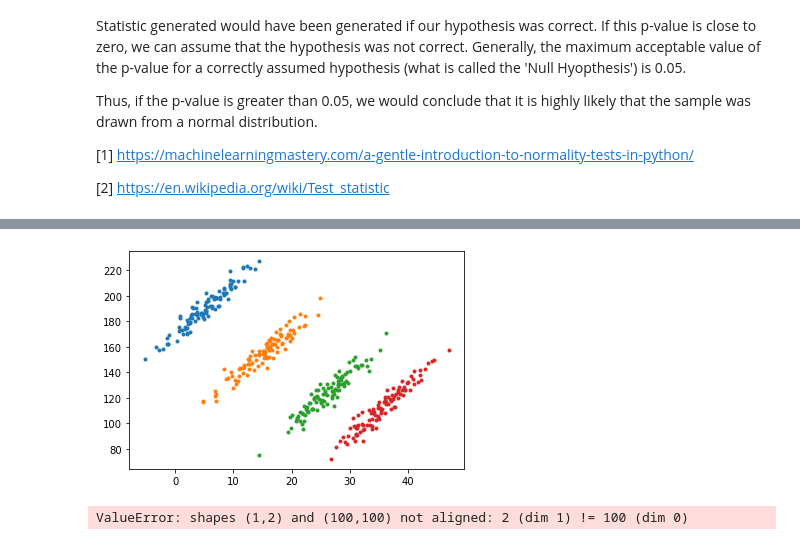
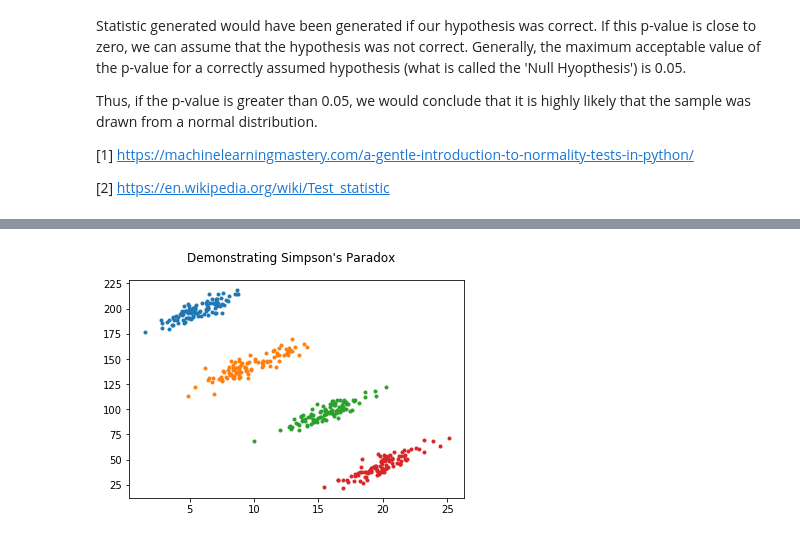
Before and after one commit to ashleycampion/GMIT_fundamentals_of_data_analysis_module, a Jupyter notebook: Tasks.ipynb, the cells around one changed output, grey strips where cells are left out. Drawn from its saved outputs; the diff is of its cells as text; code cells hidden in the pictures.

```diff
--- a/Tasks.ipynb
+++ b/Tasks.ipynb
@@ -227,40 +238,33 @@ References
 # %%
-import numpy.random as rd
-arr1x = rd.normal(5,4,100)
+# generate the normally distributed values
+arr1x = np.random.normal(5, 1.8, 100)
+# create noise using random.normal
 noise = rd.normal (20,5,100)
-arr1y = 4 * arr1x + 150
+# simulate another values by operating on the first set of values
+arr1y = 5 * arr1x + 150
+# add the noise
 arr1y += noise
 
-arr2x = rd.normal(15,4,100)
+arr2x = np.random.normal(10, 1.8, 100)
 noise = rd.normal (20,5,100)
-arr2y = 4 * arr2x + 75
+arr2y = 5 * arr2x + 75
 arr2y += noise
 
-arr3x = rd.normal(25,4,100)
+arr3x = np.random.normal(15, 1.8, 100)
 noise = rd.normal (20,5,100)
-arr3y = 4 * arr3x + 0
+arr3y = 5 * arr3x + 0
 arr3y += noise
 
-arr4x = rd.normal(35,4,100)
+arr4x = np.random.normal(20, 1.8, 100)
 noise = rd.normal (20,5,100)
-arr4y = 4 * arr4x + -50
+arr4y = 5 * arr4x + -75
 arr4y += noise
 # %%
 plt.plot(arr1x, arr1y, '.')
 plt.plot(arr2x, arr2y, '.')
 plt.plot(arr3x, arr3y, '.')
 plt.plot(arr4x, arr4y, '.')
+plt.suptitle("Demonstrating Simpson's Paradox")
 plt.show()
 # %% [output]
-[figure, old version]
+[figure, new version]
-# %%
-import numpy as np
-from sklearn.linear_model import LinearRegression
-
-regr = LinearRegression(fit_intercept = True, normalize = True, copy_X = True, n_jobs = 2).fit([arr1x], [arr1y])
-regr.predict(np.array([[3,5]]))
-regr.score(X,y)
-regr.coef_
-regr.intercept_
-# %% [output]
-ValueError: shapes (1,2) and (100,100) not aligned: 2 (dim 1) != 100 (dim 0)
```
Also changed, not shown: parts of 6 cells of this notebook.
